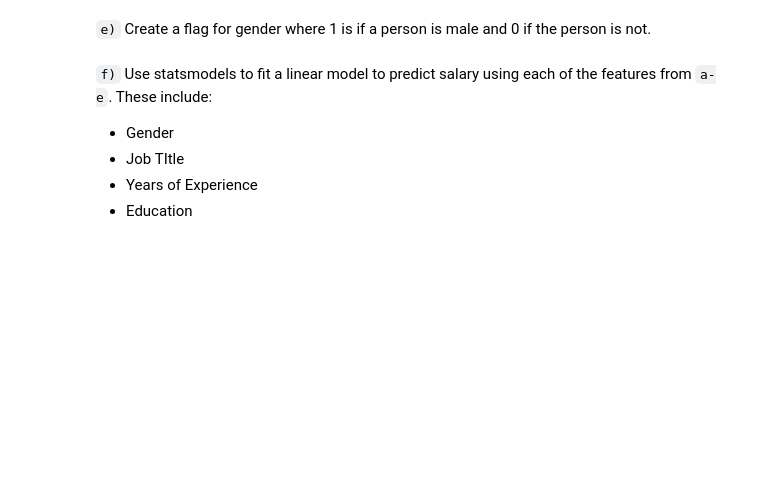
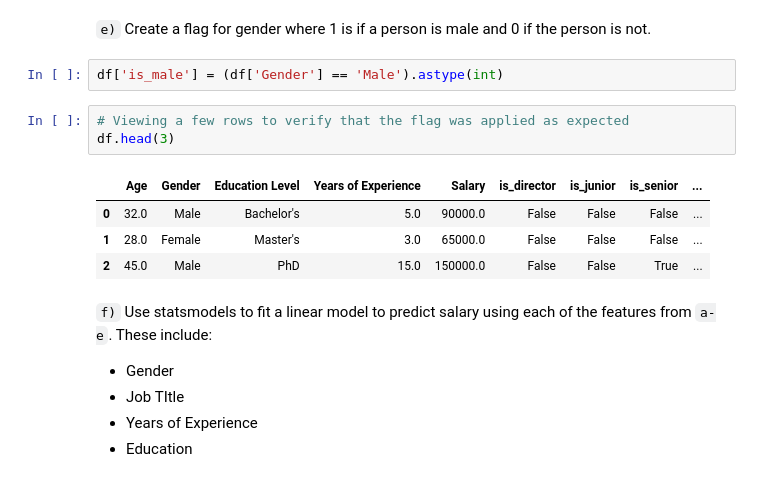
Before and after one commit to ashleydonohoe/salary_prediction_project, a Jupyter notebook: salary_prediction_project.ipynb, the cells around one changed output. Saved outputs shown, nothing was run; the diff lists cells and outputs as text; blank space fills up the shorter version.

Commit message:
added gender flag

```diff
--- a/salary_prediction_project.ipynb
+++ b/salary_prediction_project.ipynb
@@ -208,6 +231,16 @@ for word in flag_words:
 df = df.drop('Job Title', axis=1)
 # %% [markdown]
 `e)` Create a flag for gender where 1 is if a person is male and 0 if the person is not.
+# %%
+df['is_male'] = (df['Gender'] == 'Male').astype(int)
+# %%
+# Viewing a few rows to verify that the flag was applied as expected
+df.head(3)
+# %% [output]
+|  | Age | Gender | Education Level | Years of Experience | Salary | is_director | is_junior | is_senior | ... |
+| 0 | 32.0 | Male | Bachelor's | 5.0 | 90000.0 | False | False | False | ... |
+| 1 | 28.0 | Female | Master's | 3.0 | 65000.0 | False | False | False | ... |
+| 2 | 45.0 | Male | PhD | 15.0 | 150000.0 | False | False | True | ... |
 # %% [markdown]
 `f)` Use statsmodels to fit a linear model to predict salary using each of the features from `a-e`.  These include:
 * Gender
```
Also changed, not shown: parts of 7 cells of this notebook.
